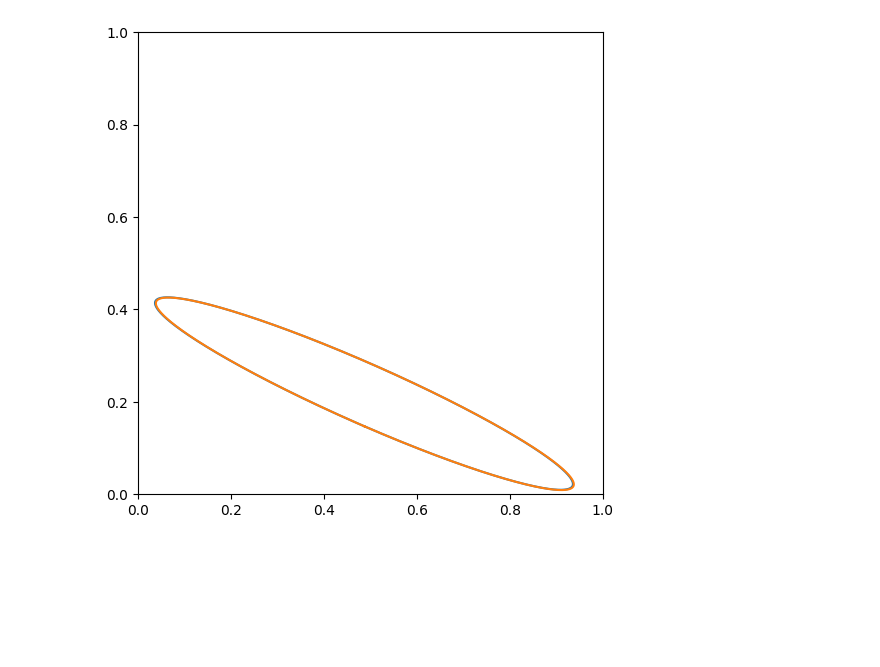
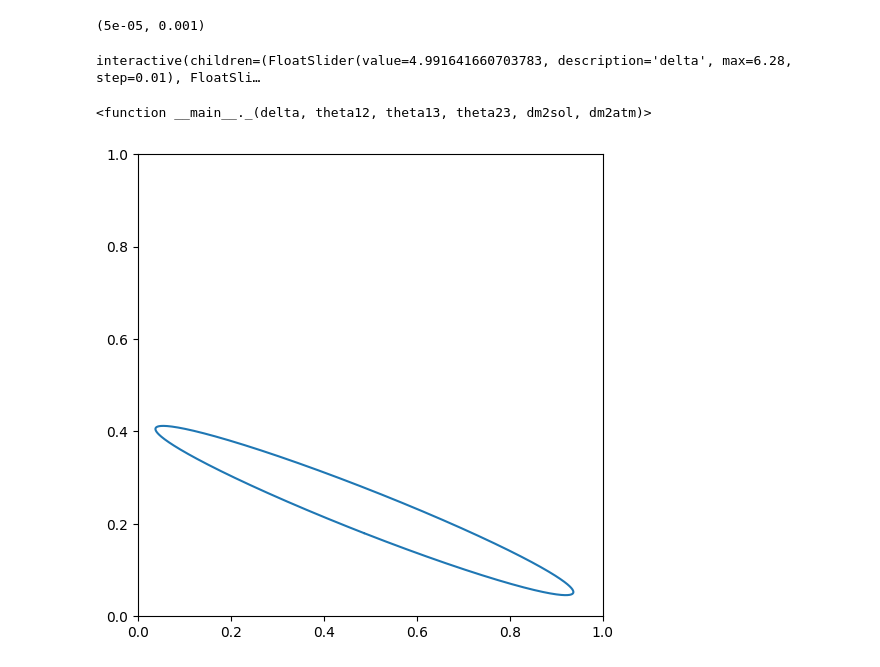
Before and after one commit to omikulen/modeltesting, a Jupyter notebook: test.ipynb, the cells around one changed output. Drawn from its saved outputs; the diff is of its cells as text; code cells hidden in the pictures; blank space fills up the shorter version.

```diff
--- a/test.ipynb
+++ b/test.ipynb
@@ -4,7 +37,11 @@ from modeltesting import neutrinos as HNL
 # %%
-def mixing_ratios(eta, imomega = 10, reomega = 0):
+def mixing_ratios(eta, imomega = 10, reomega = 0, **kwargs):
+    mu2 = HNL.CasasIbarra_2(eta = eta, imomega = imomega, reomega = reomega, **kwargs)
+    mu2 = np.sum(np.abs(mu2), axis = 1)
+    return mu2/np.sum(mu2)
+
+def mixing_ratios_2(eta, imomega = 10, reomega = 0):
     mu2 = HNL.CasasIbarra_2(hierarchy = 'i', eta = eta, imomega = imomega, reomega = reomega)
     mu2 = np.abs(mu2)
-    # mu2 = np.sum(np.abs(mu2), axis = 1)
-    # mu2 = np.sum(mu2, axis = 1)
-    return mu2[:,0]/np.sum(mu2[:,0])
+    mu2 = mu2/np.sum(mu2, axis = 0)[np.newaxis, :]
+    return mu2
@@ -11,3 +65,55 @@ def mixing_ratios(eta, imomega = 10, reomega = 0):
+# %%
+HNL.NuFITIH['dm2sol'], HNL.NuFITIH['dm2atm']
+# %% [output]
+(5e-05, 0.001)
+# %%
+etas = np.linspace(0, 2*np.pi, 1000)
+import ipywidgets as widgets
+from matplotlib.collections import LineCollection
+
+def _(delta, theta12, theta13, theta23, dm2sol, dm2atm):
+    vals = np.array([mixing_ratios(eta, imomega = 6, reomega = eta,
+                                   hierarchy = 'i',
+                                   delta = delta,
+                                    theta12 = theta12,
+                                    theta13 = theta13,
+                                    theta23 = theta23,
+                                    dm2sol = dm2sol,
+                                    dm2atm = dm2atm
+                                   ) for eta in etas])
+
+
+    points = np.array([vals[:,0], vals[:,1]]).T.reshape(-1, 1, 2)
+    segments = np.concatenate([points[:-1], points[1:]], axis=1)
+    # Create a LineCollection from the segments and set the colormap
+    lc = LineCollection(segments, cmap='rainbow')
+
+    fig, ax = plt.subplots(figsize = (6,6))
+    reduced_etas = np.copy(etas)
+    reduced_etas[reduced_etas > np.pi] -= np.pi
+    lc.set_array(np.abs(etas))  # Set the values used for colormapping
+
+    ax.add_collection(lc)  # Add the LineCollection to the axes
+    ax.autoscale()
+
+    ax.set_xlim(0, 1)
+    ax.set_ylim(0, 1)
+
+    plt.colorbar(lc, ax=ax)  # Add colorbar, optional
+    plt.show()
+
+bestfit = HNL.NuFITIH
+widgets.interact(_,
+                delta = widgets.FloatSlider(min = 0, max = 6.28, step = 0.01, value = bestfit['delta']),
+                theta12 = widgets.FloatSlider(min = 0, max = 6.28, step = 0.01, value = bestfit['theta12']),
+                theta13 = widgets.FloatSlider(min = 0, max = 6.28, step = 0.01, value = bestfit['theta13']),
+                theta23 = widgets.FloatSlider(min = 0, max = 6.28, step = 0.01, value = bestfit['theta23']),
+                dm2sol = widgets.FloatSlider(min = 1e-5, max = 1e-4, step = 1e-5, value = bestfit['dm2sol']),
+                dm2atm = widgets.FloatSlider(min = 5e-4, max = 5e-3, step = 1e-4, value = bestfit['dm2atm'])
+                 )
+# %% [output]
+interactive(children=(FloatSlider(value=4.991641660703783, description='delta', max=6.28, step=0.01), FloatSli…
+<function __main__._(delta, theta12, theta13, theta23, dm2sol, dm2atm)>
 # %%
 etas = np.linspace(0, 6.28, 1000)
 vals = np.array([mixing_ratios(eta, imomega = 3, reomega = eta) for eta in etas])
@@ -15,13 +121,13 @@ vals2 = np.array([mixing_ratios(eta, imomega = 3, reomega = 0.*eta) for eta in e
 # %%
 import matplotlib.pyplot as plt
 plt.figure(figsize = (6,6))
 plt.plot(vals[:, 0], vals[:,1])
-plt.plot(vals2[:, 0], vals2[:,1])
+# plt.plot(vals2[:, 0], vals2[:,1])
 plt.xlim(0, 1)
 plt.ylim(0, 1)
 plt.show()
 # %% [output]
-[figure, old version]
+[figure, new version]
 # %%
 import numpy as np
 import matplotlib.pyplot as plt
```
Also changed, not shown: parts of 7 cells of this notebook, 2 other files.
